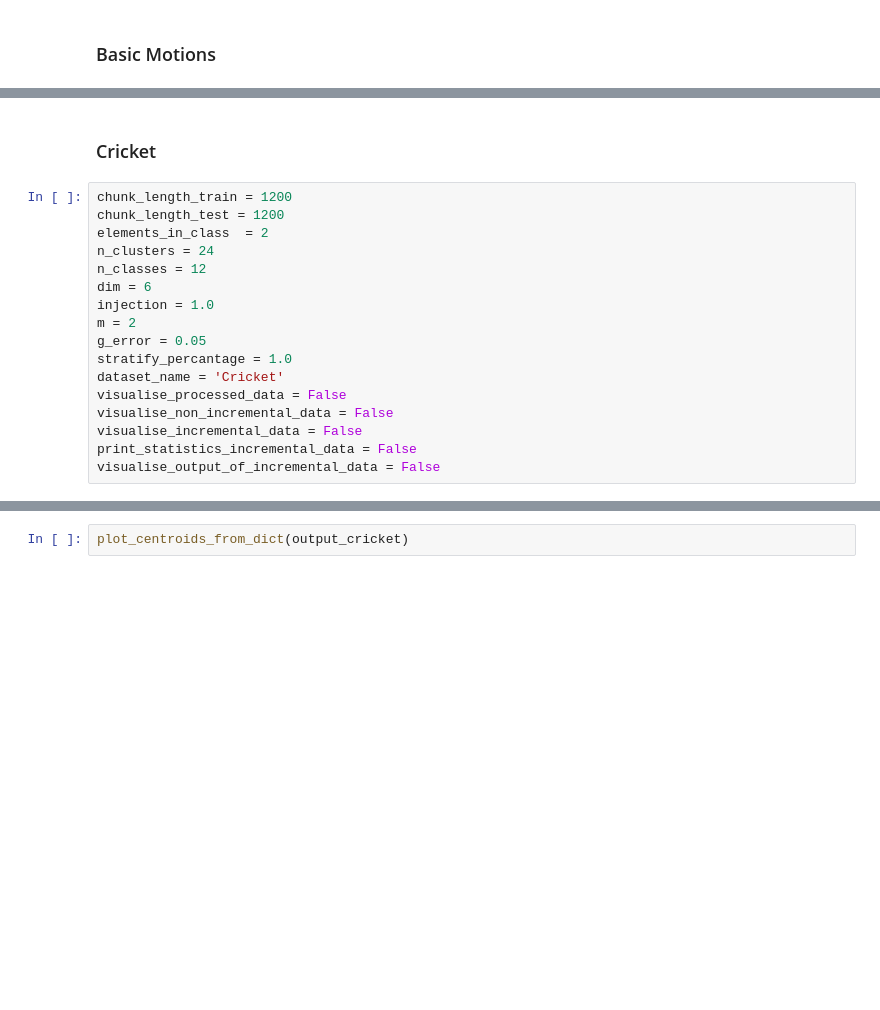
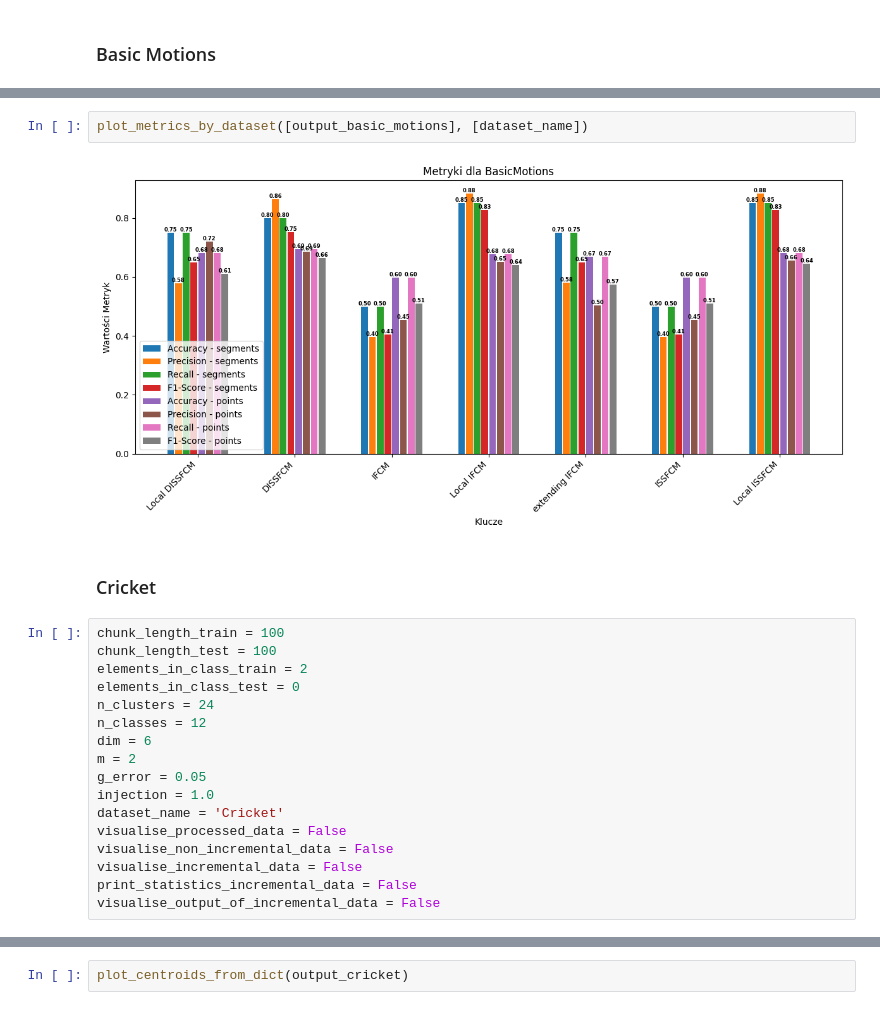
Before and after one commit to JakKepka/FuzzyClusteringAlgorithms, a Jupyter notebook: jupyter-notebooks/test_diffrent_dataset.ipynb, the cells around one changed output, grey strips where cells are left out. Drawn from its saved outputs; the diff is of its cells as text; blank space fills up the shorter version.

```diff
--- a/jupyter-notebooks/test_diffrent_dataset.ipynb
+++ b/jupyter-notebooks/test_diffrent_dataset.ipynb
@@ -72,16 +65,20 @@ plot_centroids_from_dict(output_basic_motions)
+# %%
+plot_metrics_by_dataset([output_basic_motions], [dataset_name])
+# %% [output]
+[figure, added]
 # %% [markdown]
 ### Cricket
 # %%
-chunk_length_train = 1200
-chunk_length_test = 1200
-elements_in_class  = 2
+chunk_length_train = 100
+chunk_length_test = 100
+elements_in_class_train = 2
+elements_in_class_test = 0
 n_clusters = 24
 n_classes = 12
 dim = 6
-injection = 1.0
 m = 2
 g_error = 0.05
-stratify_percantage = 1.0
+injection = 1.0
 dataset_name = 'Cricket'
 visualise_processed_data = False
 visualise_non_incremental_data = False
```
Also changed, not shown: parts of 40 cells of this notebook, 7 other files.
